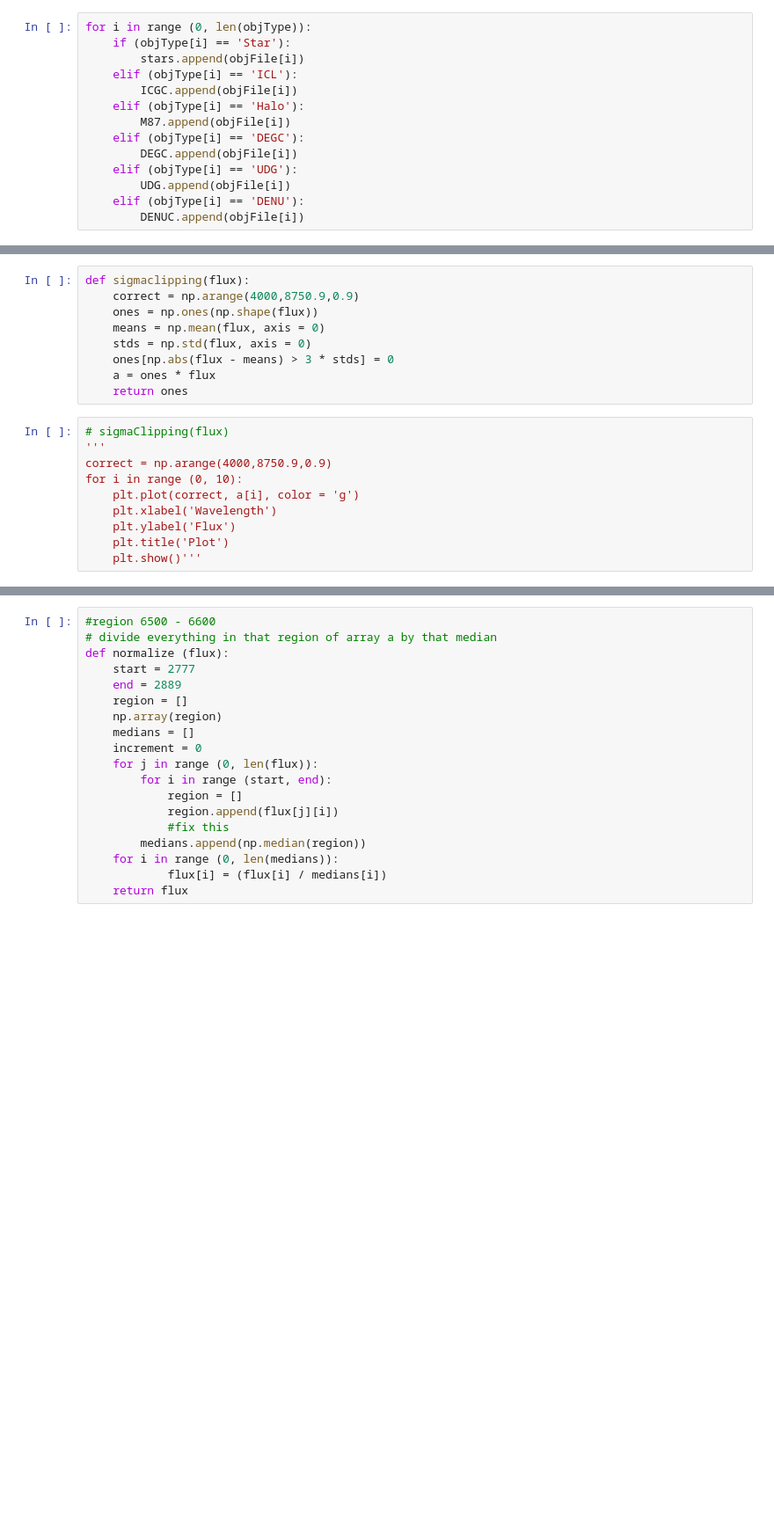
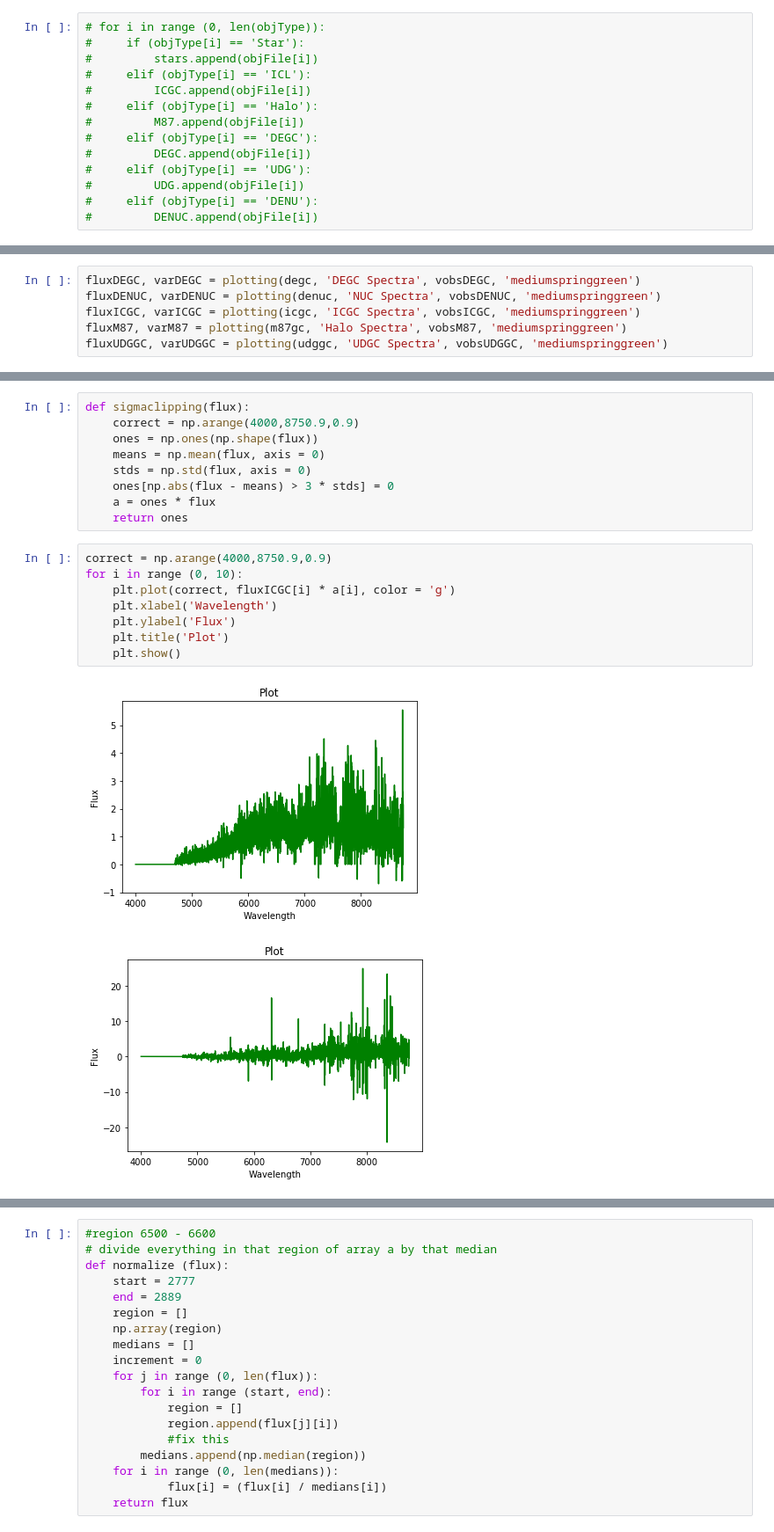
Before and after one commit to kadri-nizam/SIP2019, a Jupyter notebook: keshav/ast 06 part 3 coaddition (keshav) .ipynb, the cells around one changed output, grey strips where cells are left out. Shown at 88% size. Drawn from its saved outputs; the diff is of its cells as text; blank space fills up the shorter version.

```diff
--- a/keshav/ast 06 part 3 coaddition (keshav) .ipynb
+++ b/keshav/ast 06 part 3 coaddition (keshav) .ipynb
@@ -123,17 +133,17 @@ for string in vccfiles:
 # %%
-for i in range (0, len(objType)):
-    if (objType[i] == 'Star'):
-        stars.append(objFile[i])
-    elif (objType[i] == 'ICL'):
-        ICGC.append(objFile[i])
-    elif (objType[i] == 'Halo'):
-        M87.append(objFile[i])
-    elif (objType[i] == 'DEGC'):
-        DEGC.append(objFile[i])
-    elif (objType[i] == 'UDG'):
-        UDG.append(objFile[i])
-    elif (objType[i] == 'DENU'):
-        DENUC.append(objFile[i])
+# for i in range (0, len(objType)):
+#     if (objType[i] == 'Star'):
+#         stars.append(objFile[i])
+#     elif (objType[i] == 'ICL'):
+#         ICGC.append(objFile[i])
+#     elif (objType[i] == 'Halo'):
+#         M87.append(objFile[i])
+#     elif (objType[i] == 'DEGC'):
+#         DEGC.append(objFile[i])
+#     elif (objType[i] == 'UDG'):
+#         UDG.append(objFile[i])
+#     elif (objType[i] == 'DENU'):
+#         DENUC.append(objFile[i])
 # %%
 warnings.simplefilter("ignore", RuntimeWarning)
 def spec_interp(wv,fx,nwwv,*args):
@@ -275,4 +285,10 @@ def plotting (fileName, title, vel, colors):
 
 
     return fileFlux, fileVar
+# %%
+fluxDEGC, varDEGC = plotting(degc, 'DEGC Spectra', vobsDEGC, 'mediumspringgreen')
+fluxDENUC, varDENUC = plotting(denuc, 'NUC Spectra', vobsDENUC, 'mediumspringgreen')
+fluxICGC, varICGC = plotting(icgc, 'ICGC Spectra', vobsICGC, 'mediumspringgreen')
+fluxM87, varM87 = plotting(m87gc, 'Halo Spectra', vobsM87, 'mediumspringgreen')
+fluxUDGGC, varUDGGC = plotting(udggc, 'UDGC Spectra', vobsUDGGC, 'mediumspringgreen')
 # %%
@@ -295,12 +319,13 @@ def sigmaclipping(flux):
     a = ones * flux
     return ones
 # %%
-# sigmaClipping(flux)
-'''
 correct = np.arange(4000,8750.9,0.9)
 for i in range (0, 10):
-    plt.plot(correct, a[i], color = 'g')
+    plt.plot(correct, fluxICGC[i] * a[i], color = 'g')
     plt.xlabel('Wavelength')
     plt.ylabel('Flux')
     plt.title('Plot')
-    plt.show()'''
+    plt.show()
+# %% [output]
+[figure, added]
+[figure, added]
```
Also changed, not shown: parts of 19 cells of this notebook, 2 other files.
